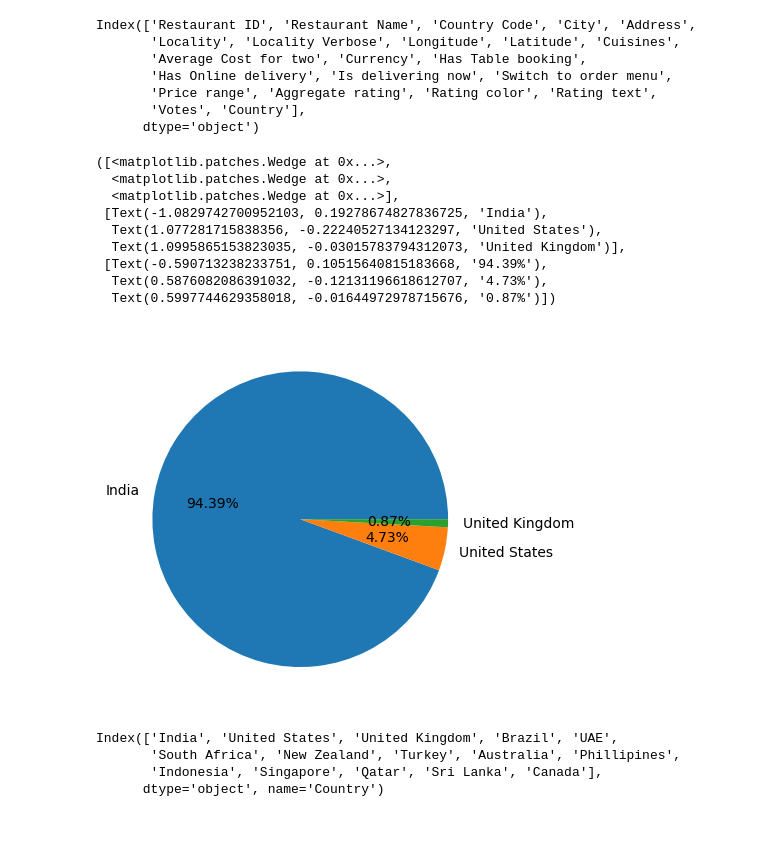
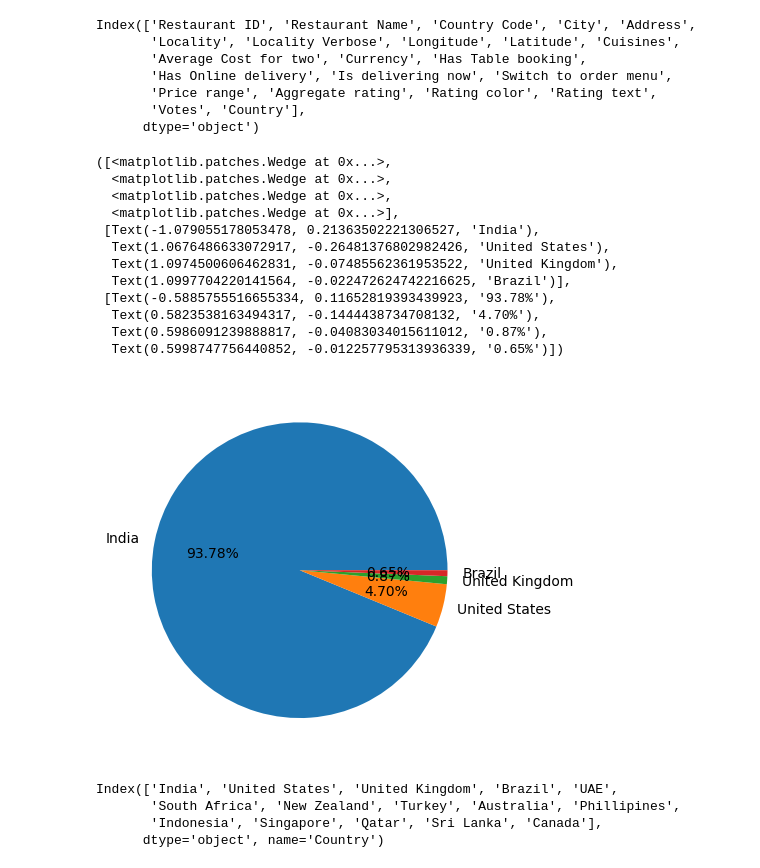
Before and after one commit to BhuvanChaithanya/AI-ml, a Jupyter notebook: EDA1_Zomato.ipynb, the cells around one changed output. Drawn from its saved outputs; the diff is of its cells as text; code cells hidden in the pictures; blank space fills up the shorter version.

```diff
--- a/EDA1_Zomato.ipynb
+++ b/EDA1_Zomato.ipynb
@@ -160,18 +176,21 @@ country_names = final_df.Country.value_counts().index
 # %%
 country_val = final_df.Country.value_counts().values
 # %%
-plt.pie(country_val[:3],labels = country_names[:3],autopct='%1.2f%%')
+plt.pie(country_val[:4],labels = country_names[:4],autopct='%1.2f%%')
 # %% [output]
 ([<matplotlib.patches.Wedge at 0x...>,
   <matplotlib.patches.Wedge at 0x...>,
+  <matplotlib.patches.Wedge at 0x...>,
   <matplotlib.patches.Wedge at 0x...>],
- [Text(-1.0829742700952103, 0.19278674827836725, 'India'),
-  Text(1.077281715838356, -0.22240527134123297, 'United States'),
-  Text(1.0995865153823035, -0.03015783794312073, 'United Kingdom')],
- [Text(-0.590713238233751, 0.10515640815183668, '94.39%'),
-  Text(0.5876082086391032, -0.12131196618612707, '4.73%'),
-  Text(0.5997744629358018, -0.01644972978715676, '0.87%')])
+ [Text(-1.079055178053478, 0.21363502221306527, 'India'),
+  Text(1.0676486633072917, -0.26481376802982426, 'United States'),
+  Text(1.0974500606462831, -0.07485562361953522, 'United Kingdom'),
+  Text(1.0997704220141564, -0.022472624742216625, 'Brazil')],
+ [Text(-0.5885755516655334, 0.11652819393439923, '93.78%'),
+  Text(0.5823538163494317, -0.1444438734708132, '4.70%'),
+  Text(0.5986091239888817, -0.04083034015611012, '0.87%'),
+  Text(0.5998747756440852, -0.012257795313936339, '0.65%')])
-[figure, old version]
+[figure, new version]
 # %%
 print(country_names)
 # %% [output]
```
Also changed, not shown: parts of 19 cells of this notebook.
